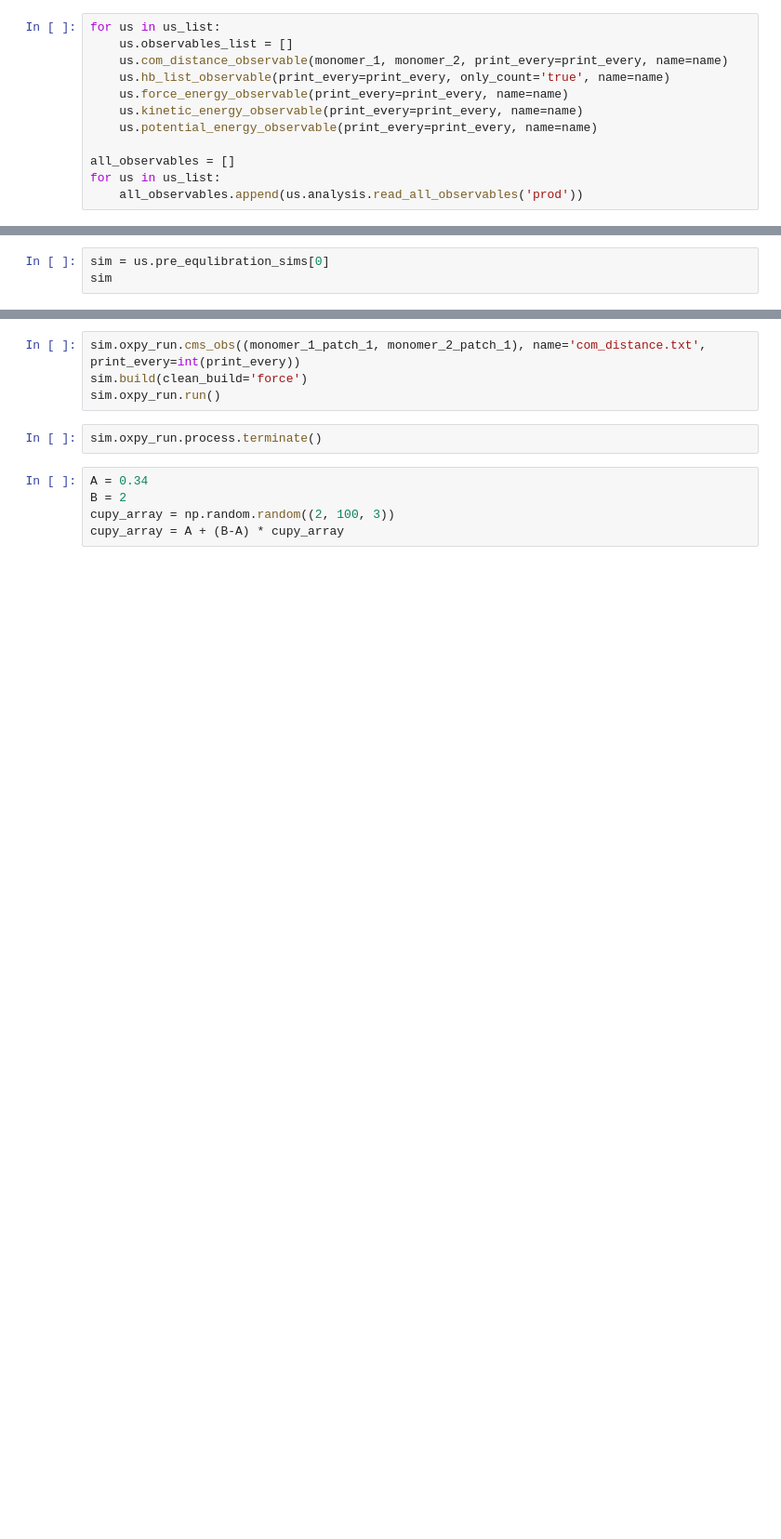
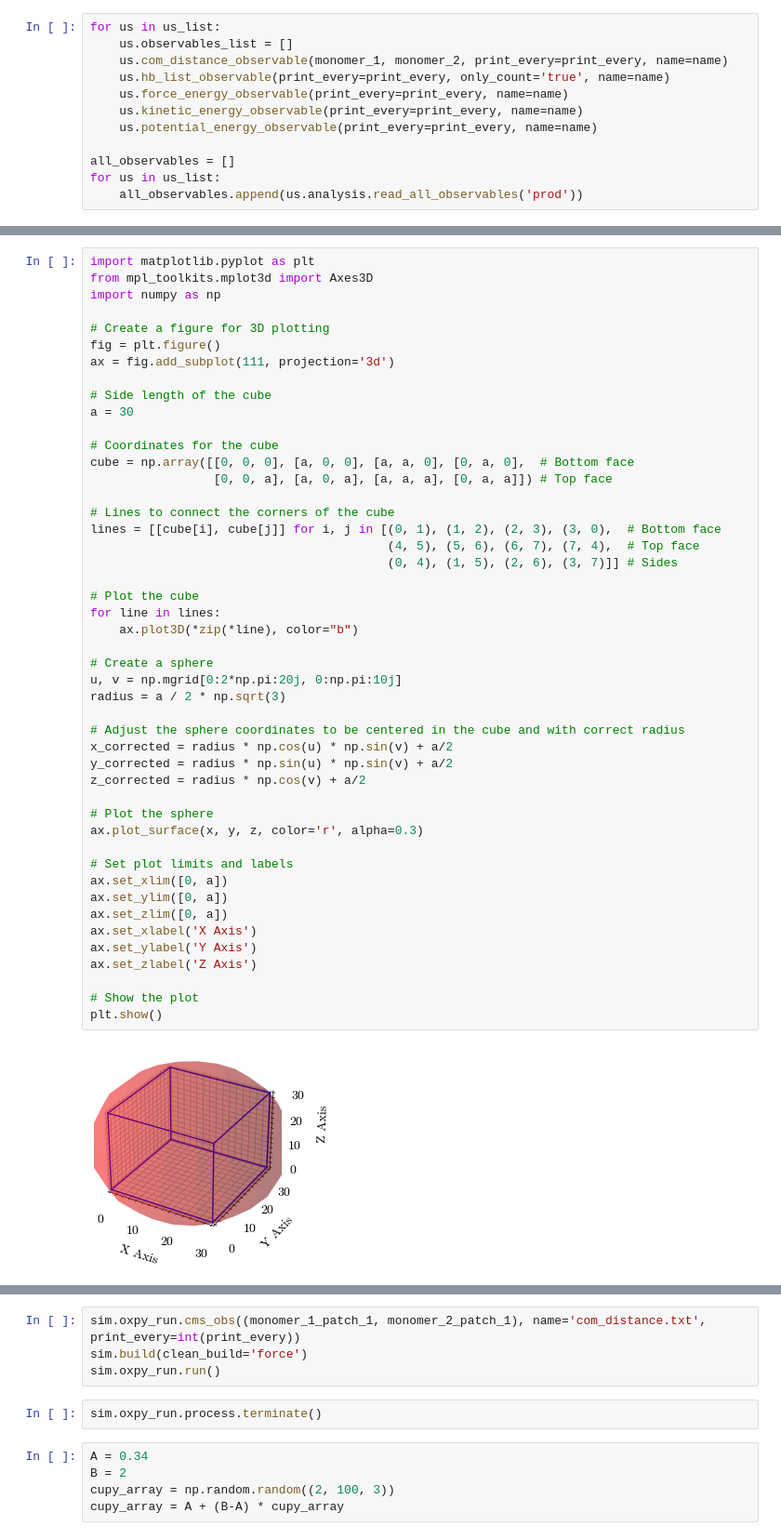
Before and after one commit to mlsample/ipy_oxDNA, a Jupyter notebook: src/ico_3p_melting.ipynb, the cells around one changed output, grey strips where cells are left out. Shown at 93% size. Drawn from its saved outputs; the diff is of its cells as text; blank space fills up the shorter version.

```diff
--- a/src/ico_3p_melting.ipynb
+++ b/src/ico_3p_melting.ipynb
@@ -205,3 +359,49 @@ plt.legend(fontsize=1)
-# %%
-sim = us.pre_equlibration_sims[0]
-sim
+# %%
+import matplotlib.pyplot as plt
+from mpl_toolkits.mplot3d import Axes3D
+import numpy as np
+
+# Create a figure for 3D plotting
+fig = plt.figure()
+ax = fig.add_subplot(111, projection='3d')
+
+# Side length of the cube
+a = 30
+
+# Coordinates for the cube
+cube = np.array([[0, 0, 0], [a, 0, 0], [a, a, 0], [0, a, 0],  # Bottom face
+                 [0, 0, a], [a, 0, a], [a, a, a], [0, a, a]]) # Top face
+
+# Lines to connect the corners of the cube
+lines = [[cube[i], cube[j]] for i, j in [(0, 1), (1, 2), (2, 3), (3, 0),  # Bottom face
+                                         (4, 5), (5, 6), (6, 7), (7, 4),  # Top face
+                                         (0, 4), (1, 5), (2, 6), (3, 7)]] # Sides
+
+# Plot the cube
+for line in lines:
+    ax.plot3D(*zip(*line), color="b")
+
+# Create a sphere
+u, v = np.mgrid[0:2*np.pi:20j, 0:np.pi:10j]
+radius = a / 2 * np.sqrt(3)
+
+# Adjust the sphere coordinates to be centered in the cube and with correct radius
+x_corrected = radius * np.cos(u) * np.sin(v) + a/2
+y_corrected = radius * np.sin(u) * np.sin(v) + a/2
+z_corrected = radius * np.cos(v) + a/2
+
+# Plot the sphere
+ax.plot_surface(x, y, z, color='r', alpha=0.3)
+
+# Set plot limits and labels
+ax.set_xlim([0, a])
+ax.set_ylim([0, a])
+ax.set_zlim([0, a])
+ax.set_xlabel('X Axis')
+ax.set_ylabel('Y Axis')
+ax.set_zlabel('Z Axis')
+
+# Show the plot
+plt.show()
+# %% [output]
+[figure, added]
```
Also changed, not shown: parts of 26 cells of this notebook.
